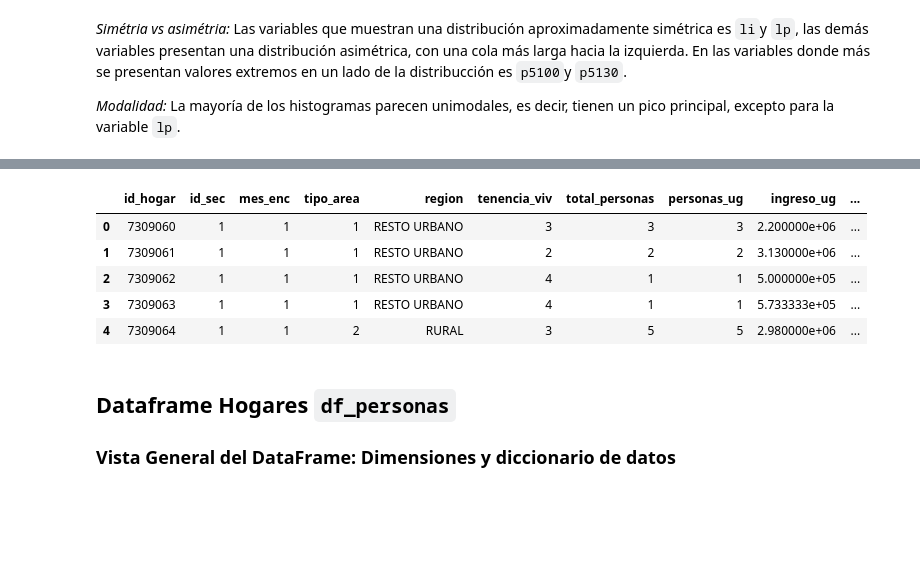
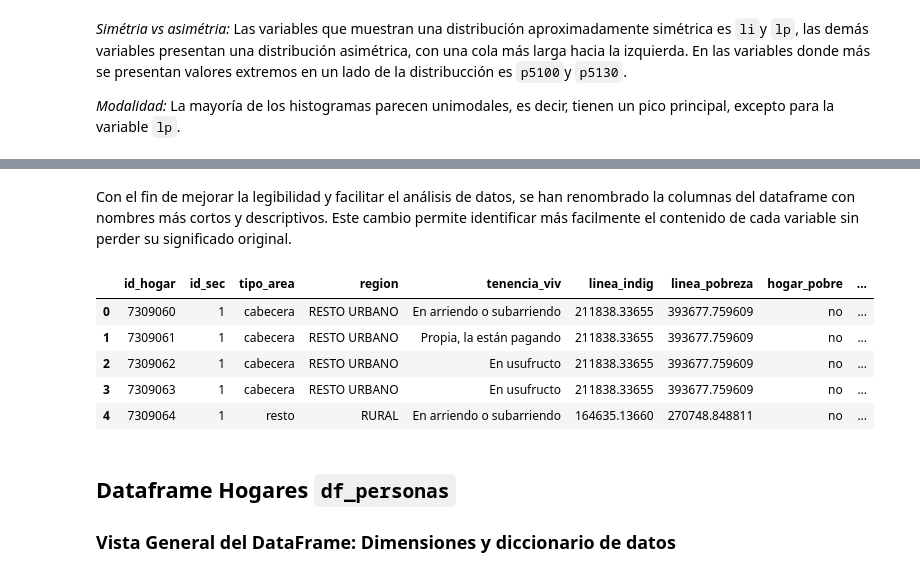
Before and after one commit to kellyninor/ProyectoCare, a Jupyter notebook: code/analisis_data.ipynb, the cells around one changed output, grey strips where cells are left out. Cells and saved outputs as stored; diff of their text form; code cells hidden in the pictures; blank space fills up the shorter version.

Commit message:
Actualizar variables de dataframe df_pobreza_desigualdad

```diff
--- a/code/analisis_data.ipynb
+++ b/code/analisis_data.ipynb
@@ -335,0 +403,16 @@ Con el fin de mejorar la legibilidad y facilitar el análisis de datos, se han r
+# %%
+# Reemplazar el valor "7" por otro valor, como "6"
+df_hogares['p5090'].replace(7, 6, inplace=True)
+
+# Diccionario para mapear los números a sus categorías de texto
+tenencia_dict = {
+    1: 'Propia, totalmente pagada',
+    2: 'Propia, la están pagando',
+    3: 'En arriendo o subarriendo',
+    4: 'En usufructo',
+    5: 'Posesión sin título (ocupante)',
+    6: 'Otra'
+}
+
+# Reemplazar los valores numéricos en la columna 'tenencia_viv' por sus equivalentes textuales
+df_hogares['p5090'] = df_hogares['p5090'].replace(tenencia_dict)
@@ -335,0 +466,4 @@ Con el fin de mejorar la legibilidad y facilitar el análisis de datos, se han r
+# %%
+df_hogares['clase'] = df_hogares['clase'].replace({1: 'cabecera', 2: 'resto'})
+print(obtener_frecuencia_valores(df_hogares, 'clase'))
+graficar_histograma(df_hogares, 'clase')
@@ -335,0 +534,4 @@ Con el fin de mejorar la legibilidad y facilitar el análisis de datos, se han r
+# %%
+df_hogares['pobre'] = df_hogares['pobre'].replace({1: 'si', 0: 'no'})
+print(obtener_frecuencia_valores(df_hogares, 'pobre'))
+graficar_histograma(df_hogares, 'pobre')
@@ -335,0 +550,4 @@ Con el fin de mejorar la legibilidad y facilitar el análisis de datos, se han r
+# %%
+df_hogares['indigente'] = df_hogares['indigente'].replace({1: 'si', 0: 'no'})
+print(obtener_frecuencia_valores(df_hogares, 'indigente'))
+graficar_histograma(df_hogares, 'indigente')
@@ -336,38 +634,33 @@ Con el fin de mejorar la legibilidad y facilitar el análisis de datos, se han r
+# %% [markdown]
+Con el fin de mejorar la legibilidad y facilitar el análisis de datos, se han renombrado la columnas del dataframe con nombres más cortos y descriptivos. Este cambio permite identificar más facilmente el contenido de cada variable sin perder su significado original.
 # %%
-df_pobreza_desigualdad = df_hogares[['directorio', 'secuencia_p', 'mes', 'clase', 'dominio', 'p5090',
-                                     'nper', 'npersug', 'ingtotug', 'ingtotarr', 'ingpcug', 'li',
-                                     'lp', 'pobre', 'indigente', 'npobres', 'nindigentes', 'fex_c']].copy()
+df_pobreza_desigualdad = df_hogares[['directorio', 'secuencia_p', 'clase', 'dominio', 'p5090',
+                                    'li','lp', 'pobre', 'indigente', 'npobres', 'nindigentes', 'fex_c']].copy()
 
 # Renombrar las columnas
 df_pobreza_desigualdad = df_pobreza_desigualdad.rename(columns={
     'directorio': 'id_hogar',
     'secuencia_p': 'id_sec',
-    'mes': 'mes_enc',
     'clase': 'tipo_area',
     'dominio': 'region',
     'p5090': 'tenencia_viv',
-    'nper': 'total_personas',
-    'npersug': 'personas_ug',
-    'ingtotug': 'ingreso_ug',
-    'ingtotarr': 'ingreso_arr',
-    'ingpcug': 'ingreso_pc',
     'li': 'linea_indig',
     'lp': 'linea_pobreza',
     'pobre': 'hogar_pobre',
     'indigente': 'hogar_indigente',
     'npobres': 'num_pobres',
     'nindigentes': 'num_indigentes',
     'fex_c': 'factor_exp'
 })
 
 df_pobreza_desigualdad.head()
 # %% [output]
-|  | id_hogar | id_sec | mes_enc | tipo_area | region | tenencia_viv | total_personas | personas_ug | ingreso_ug | ... |
-| 0 | 7309060 | 1 | 1 | 1 | RESTO URBANO | 3 | 3 | 3 | 2.200000e+06 | ... |
-| 1 | 7309061 | 1 | 1 | 1 | RESTO URBANO | 2 | 2 | 2 | 3.130000e+06 | ... |
-| 2 | 7309062 | 1 | 1 | 1 | RESTO URBANO | 4 | 1 | 1 | 5.000000e+05 | ... |
-| 3 | 7309063 | 1 | 1 | 1 | RESTO URBANO | 4 | 1 | 1 | 5.733333e+05 | ... |
-| 4 | 7309064 | 1 | 1 | 2 | RURAL | 3 | 5 | 5 | 2.980000e+06 | ... |
+|  | id_hogar | id_sec | tipo_area | region | tenencia_viv | linea_indig | linea_pobreza | hogar_pobre | ... |
+| 0 | 7309060 | 1 | cabecera | RESTO URBANO | En arriendo o subarriendo | 211838.33655 | 393677.759609 | no | ... |
+| 1 | 7309061 | 1 | cabecera | RESTO URBANO | Propia, la están pagando | 211838.33655 | 393677.759609 | no | ... |
+| 2 | 7309062 | 1 | cabecera | RESTO URBANO | En usufructo | 211838.33655 | 393677.759609 | no | ... |
+| 3 | 7309063 | 1 | cabecera | RESTO URBANO | En usufructo | 211838.33655 | 393677.759609 | no | ... |
+| 4 | 7309064 | 1 | resto | RURAL | En arriendo o subarriendo | 164635.13660 | 270748.848811 | no | ... |
 # %% [markdown]
 ## Dataframe Hogares `df_personas`
 
```
Also changed, not shown: parts of 52 cells of this notebook, 2 other files.
